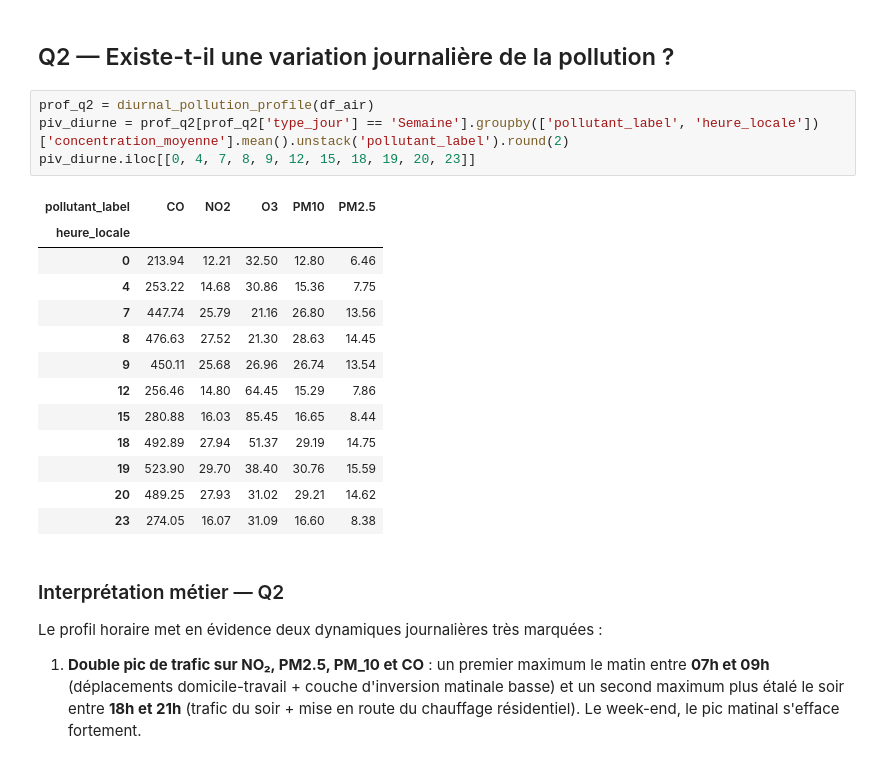
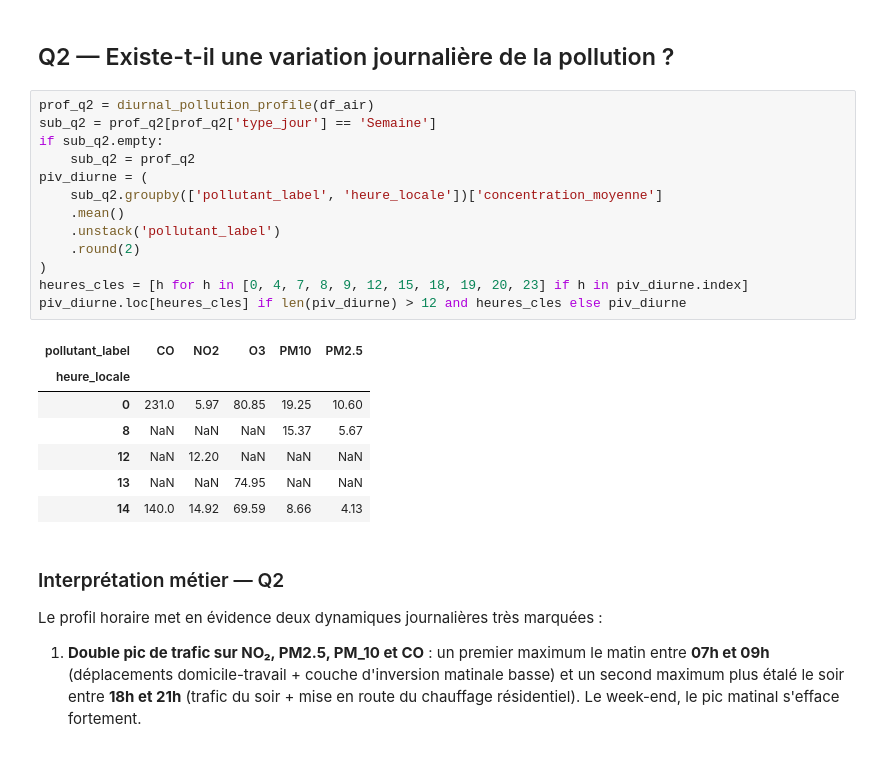
Before and after one commit to LyesBoumrah/UrbanHub, a Jupyter notebook: notebooks/03_pollution.ipynb, the cells around one changed output. Saved outputs shown, nothing was run; the diff lists cells and outputs as text.

```diff
--- a/notebooks/03_pollution.ipynb
+++ b/notebooks/03_pollution.ipynb
@@ -138,22 +160,25 @@ clermont-ferrand         5           13             0.54           0.88
 ## Q2 — Existe-t-il une variation journalière de la pollution ?
 # %%
 prof_q2 = diurnal_pollution_profile(df_air)
-piv_diurne = prof_q2[prof_q2['type_jour'] == 'Semaine'].groupby(['pollutant_label', 'heure_locale'])['concentration_moyenne'].mean().unstack('pollutant_label').round(2)
-piv_diurne.iloc[[0, 4, 7, 8, 9, 12, 15, 18, 19, 20, 23]]
+sub_q2 = prof_q2[prof_q2['type_jour'] == 'Semaine']
+if sub_q2.empty:
+    sub_q2 = prof_q2
+piv_diurne = (
+    sub_q2.groupby(['pollutant_label', 'heure_locale'])['concentration_moyenne']
+    .mean()
+    .unstack('pollutant_label')
+    .round(2)
+)
+heures_cles = [h for h in [0, 4, 7, 8, 9, 12, 15, 18, 19, 20, 23] if h in piv_diurne.index]
+piv_diurne.loc[heures_cles] if len(piv_diurne) > 12 and heures_cles else piv_diurne
 # %% [output]
 | pollutant_label | CO | NO2 | O3 | PM10 | PM2.5 |
 | heure_locale |  |  |  |  |  |
-| 0 | 213.94 | 12.21 | 32.50 | 12.80 | 6.46 |
-| 4 | 253.22 | 14.68 | 30.86 | 15.36 | 7.75 |
-| 7 | 447.74 | 25.79 | 21.16 | 26.80 | 13.56 |
-| 8 | 476.63 | 27.52 | 21.30 | 28.63 | 14.45 |
-| 9 | 450.11 | 25.68 | 26.96 | 26.74 | 13.54 |
-| 12 | 256.46 | 14.80 | 64.45 | 15.29 | 7.86 |
-| 15 | 280.88 | 16.03 | 85.45 | 16.65 | 8.44 |
-| 18 | 492.89 | 27.94 | 51.37 | 29.19 | 14.75 |
-| 19 | 523.90 | 29.70 | 38.40 | 30.76 | 15.59 |
-| 20 | 489.25 | 27.93 | 31.02 | 29.21 | 14.62 |
-| 23 | 274.05 | 16.07 | 31.09 | 16.60 | 8.38 |
+| 0 | 231.0 | 5.97 | 80.85 | 19.25 | 10.60 |
+| 8 | NaN | NaN | NaN | 15.37 | 5.67 |
+| 12 | NaN | 12.20 | NaN | NaN | NaN |
+| 13 | NaN | NaN | 74.95 | NaN | NaN |
+| 14 | 140.0 | 14.92 | 69.59 | 8.66 | 4.13 |
 # %% [markdown]
 ### Interprétation métier — Q2
 Le profil horaire met en évidence deux dynamiques journalières très marquées :
```
Also changed, not shown: parts of 5 cells of this notebook, 32 other files.
